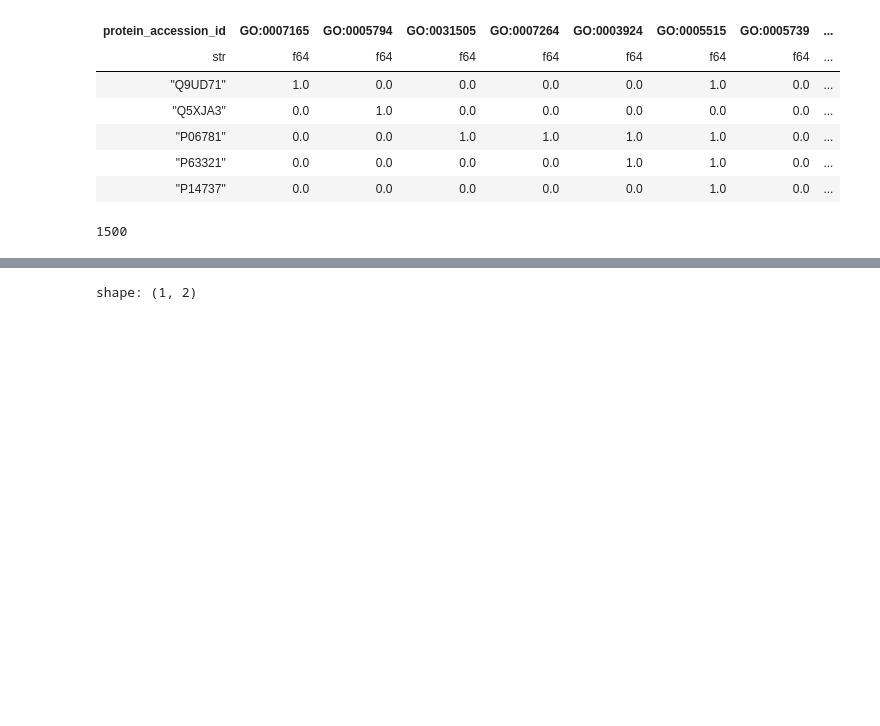
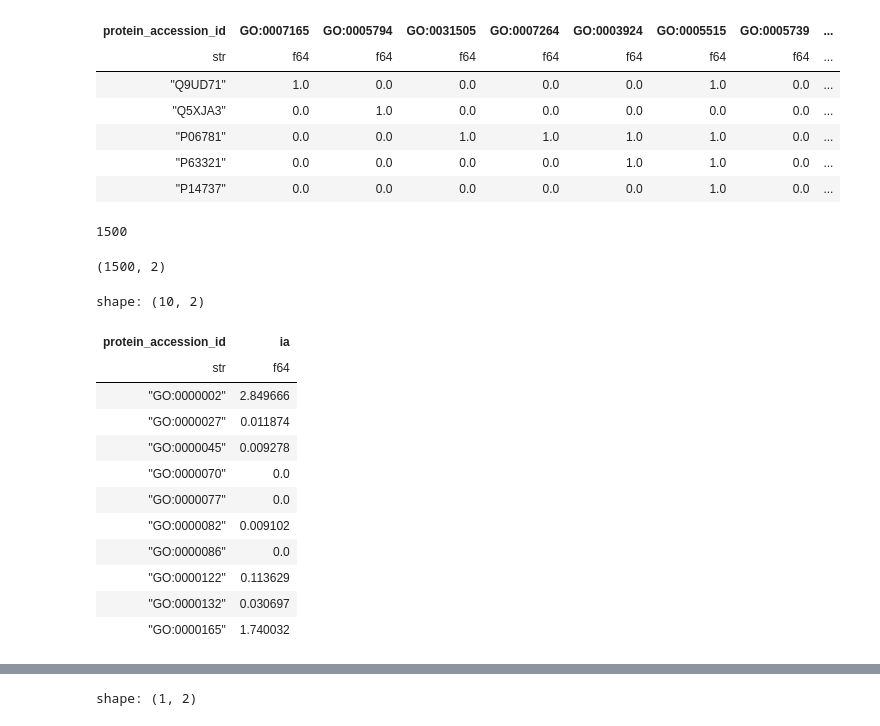
Before and after one commit to sumaniitm/cafa-6-protein-function-prediction-kaggle, a Jupyter notebook: cafa6-baseline-and-feature-engineering.ipynb, the cells around one changed output, grey strips where cells are left out. Cells and saved outputs as stored; diff of their text form; code cells hidden in the pictures; blank space fills up the shorter version.

```diff
--- a/cafa6-baseline-and-feature-engineering.ipynb
+++ b/cafa6-baseline-and-feature-engineering.ipynb
@@ -258,0 +268,20 @@ len(label_cols)
+# %%
+df_weights.shape
+# %% [output]
+(1500, 2)
+# %%
+df_weights.head(10)
+# %% [output]
+shape: (10, 2)
+| protein_accession_id | ia |
+| str | f64 |
+| "GO:0000002" | 2.849666 |
+| "GO:0000027" | 0.011874 |
+| "GO:0000045" | 0.009278 |
+| "GO:0000070" | 0.0 |
+| "GO:0000077" | 0.0 |
+| "GO:0000082" | 0.009102 |
+| "GO:0000086" | 0.0 |
+| "GO:0000122" | 0.113629 |
+| "GO:0000132" | 0.030697 |
+| "GO:0000165" | 1.740032 |
```
Also changed, not shown: parts of 20 cells of this notebook.
